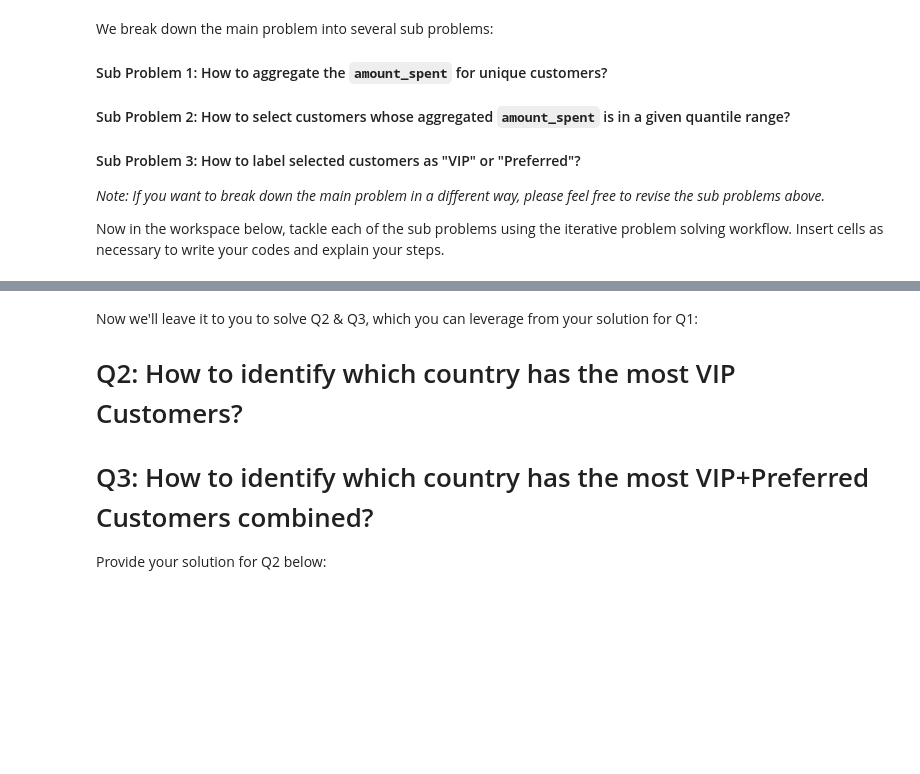
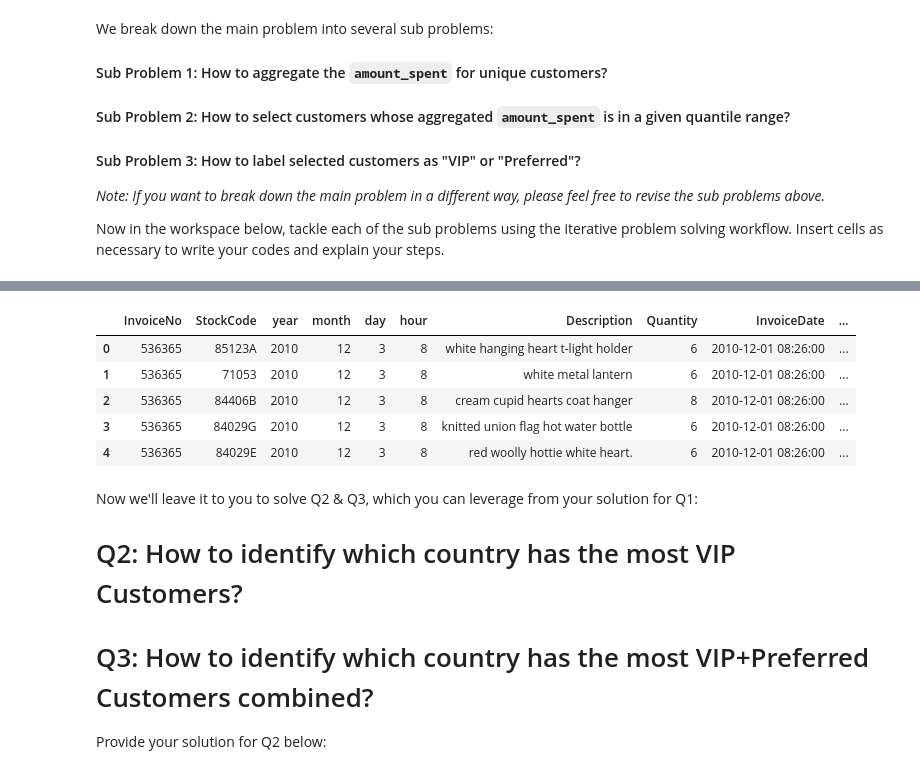
Before and after one commit to Os-f-dev/datamex_012021, a Jupyter notebook: module-2/lab-df-calculation-and-transformation/your-code/challenge-3.ipynb, the cells around one changed output, grey strips where cells are left out. Saved outputs shown, nothing was run; the diff lists cells and outputs as text; code cells hidden in the pictures; blank space fills up the shorter version.

```diff
--- a/module-2/lab-df-calculation-and-transformation/your-code/challenge-3.ipynb
+++ b/module-2/lab-df-calculation-and-transformation/your-code/challenge-3.ipynb
@@ -51,0 +70,14 @@ Now in the workspace below, tackle each of the sub problems using the iterative
+# %%
+pref = grupo["amount_spent"].quantile(0.75)
+vip = grupo["amount_spent"].quantile(0.95)
+# %%
+def NivelC(x):
+    if x >= vip:
+        return 'VIP'
+    elif x >= pref:
+        return 'Preferred'
+    else:
+        return "NORMAL"
+# %%
+grupo["CustomerLabel"] = grupo["amount_spent"].apply(NivelC)
+grupo
@@ -52,3 +99,14 @@ Now in the workspace below, tackle each of the sub problems using the iterative
+# %%
+orders_new = pd.merge(orders, grupo, on="CustomerID")
+# %%
+orders_new.drop(['Unnamed: 0'], axis=1).head()
+# %% [output]
+|  | InvoiceNo | StockCode | year | month | day | hour | Description | Quantity | InvoiceDate | ... |
+| 0 | 536365 | 85123A | 2010 | 12 | 3 | 8 | white hanging heart t-light holder | 6 | 2010-12-01 08:26:00 | ... |
+| 1 | 536365 | 71053 | 2010 | 12 | 3 | 8 | white metal lantern | 6 | 2010-12-01 08:26:00 | ... |
+| 2 | 536365 | 84406B | 2010 | 12 | 3 | 8 | cream cupid hearts coat hanger | 8 | 2010-12-01 08:26:00 | ... |
+| 3 | 536365 | 84029G | 2010 | 12 | 3 | 8 | knitted union flag hot water bottle | 6 | 2010-12-01 08:26:00 | ... |
+| 4 | 536365 | 84029E | 2010 | 12 | 3 | 8 | red woolly hottie white heart. | 6 | 2010-12-01 08:26:00 | ... |
 # %% [markdown]
 Now we'll leave it to you to solve Q2 & Q3, which you can leverage from your solution for Q1:
 
```
Also changed, not shown: parts of 7 cells of this notebook, 1 other file.
